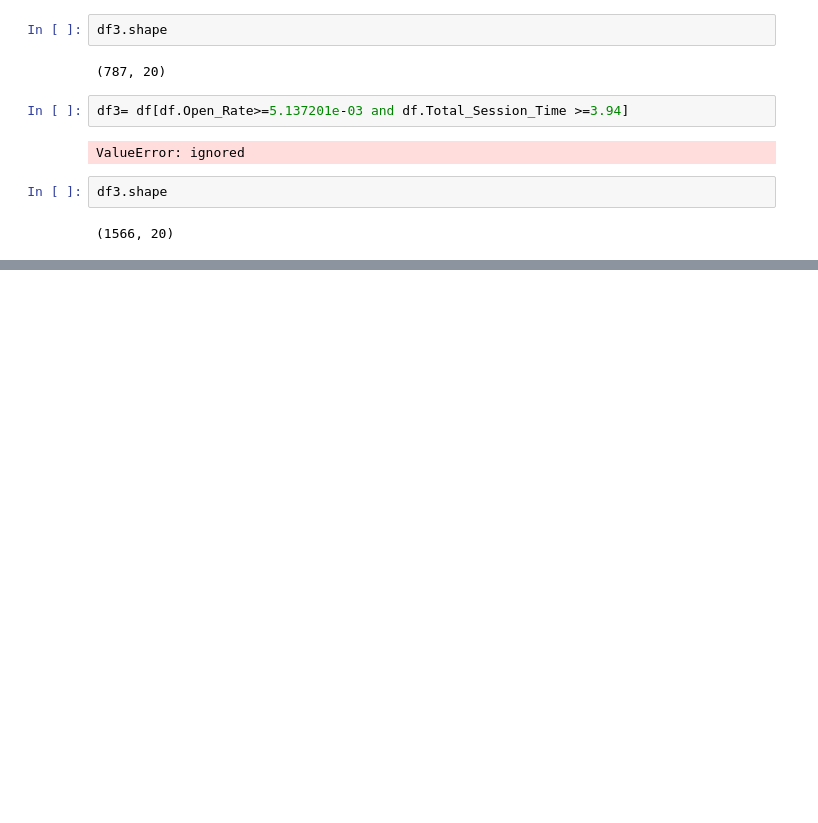
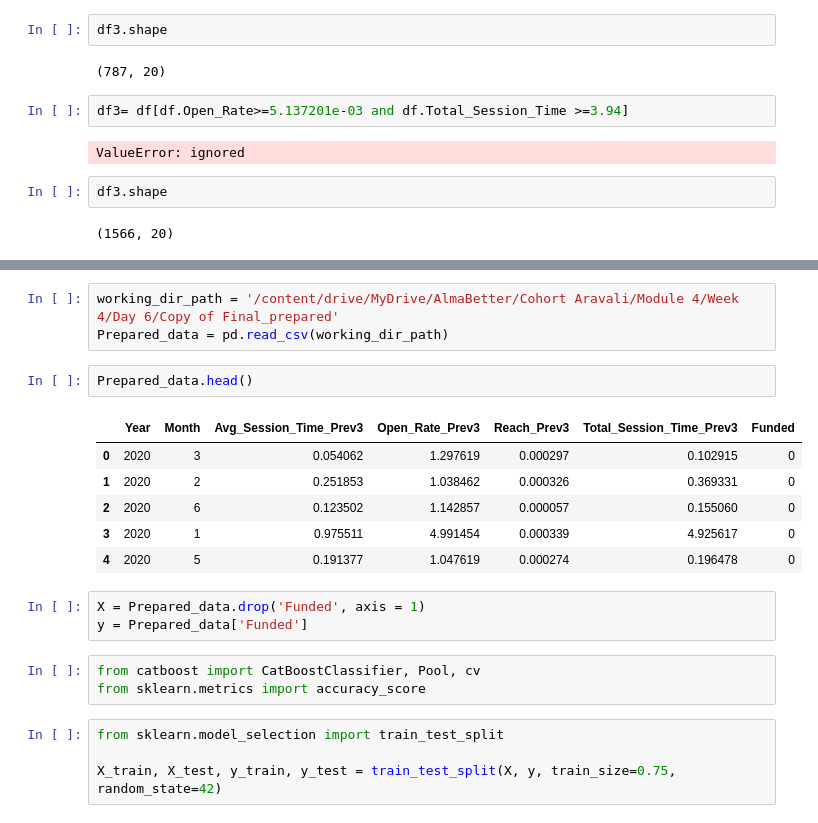
Before and after one commit to rajeshmore1/Capstone-Project-4, a Jupyter notebook: Rajesh_More_Team5_Capstone_Project_4.ipynb, the cells around one changed output, grey strips where cells are left out. Drawn from its saved outputs; the diff is of its cells as text; blank space fills up the shorter version.

```diff
--- a/Rajesh_More_Team5_Capstone_Project_4.ipynb
+++ b/Rajesh_More_Team5_Capstone_Project_4.ipynb
@@ -908,3 +908,25 @@ df3.head(20)
 | 29250 | e613cc75488d5423a9e0f602f04e8d6bc... | 20191201 | Adventure | 2.342772 | NaN | NaN | NaN | ... |
 | 29251 | 73b260c9d2cf05cb8115930b81e3dbb31... | 20191201 | Entertainment | 3.908848 | NaN | NaN | NaN | ... |
 | 29253 | 46933801c9c3b374b7ac7d87b656294cb... | 20191201 | Card | 8.085694 | NaN | NaN | NaN | ... |
+# %%
+working_dir_path = '/content/drive/MyDrive/AlmaBetter/Cohort Aravali/Module 4/Week 4/Day 6/Copy of Final_prepared'
+Prepared_data = pd.read_csv(working_dir_path)
+# %%
+Prepared_data.head()
+# %% [output]
+|  | Year | Month | Avg_Session_Time_Prev3 | Open_Rate_Prev3 | Reach_Prev3 | Total_Session_Time_Prev3 | Funded |
+| 0 | 2020 | 3 | 0.054062 | 1.297619 | 0.000297 | 0.102915 | 0 |
+| 1 | 2020 | 2 | 0.251853 | 1.038462 | 0.000326 | 0.369331 | 0 |
+| 2 | 2020 | 6 | 0.123502 | 1.142857 | 0.000057 | 0.155060 | 0 |
+| 3 | 2020 | 1 | 0.975511 | 4.991454 | 0.000339 | 4.925617 | 0 |
+| 4 | 2020 | 5 | 0.191377 | 1.047619 | 0.000274 | 0.196478 | 0 |
+# %%
+X = Prepared_data.drop('Funded', axis = 1)
+y = Prepared_data['Funded']
+# %%
+from catboost import CatBoostClassifier, Pool, cv
+from sklearn.metrics import accuracy_score
+# %%
+from sklearn.model_selection import train_test_split
+
+X_train, X_test, y_train, y_test = train_test_split(X, y, train_size=0.75, random_state=42)
```
Also changed, not shown: parts of 10 cells of this notebook.
